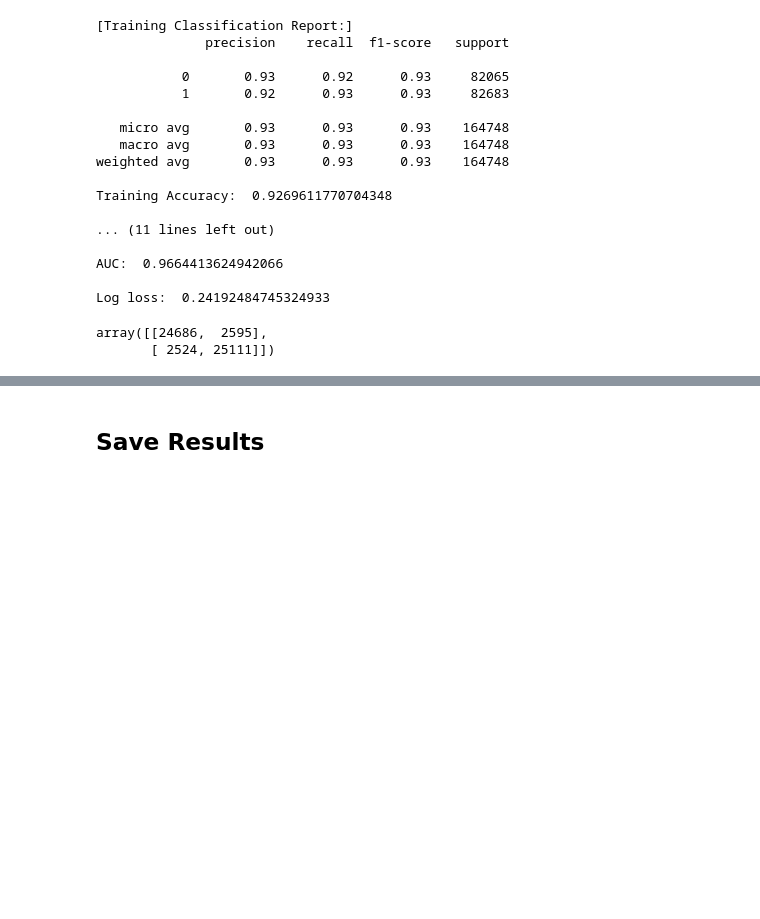
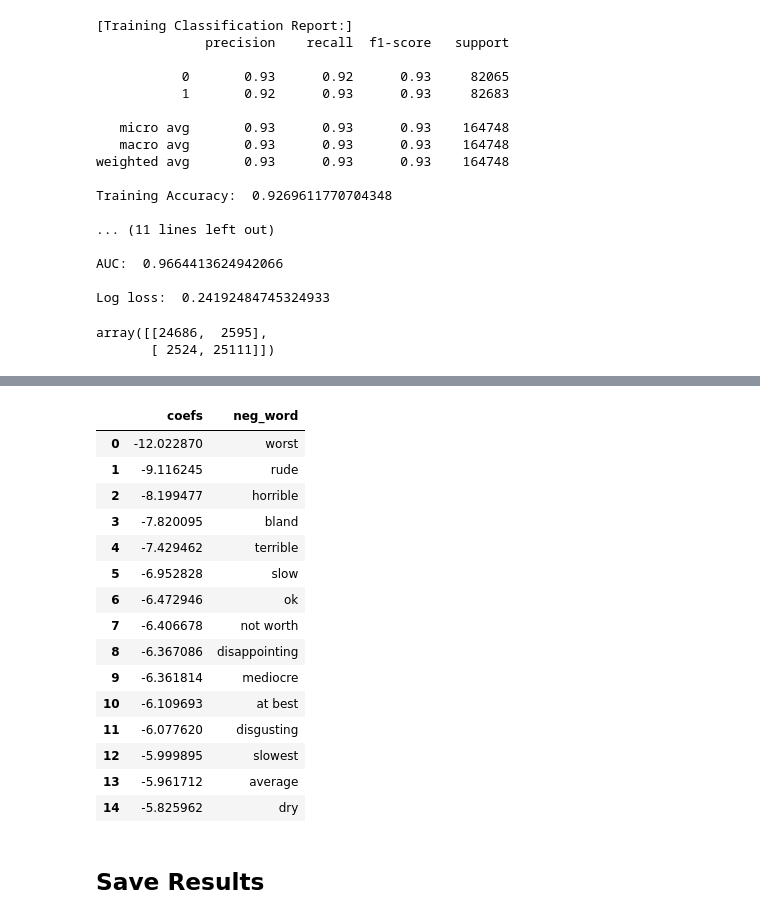
Before and after one commit to skoconnor1/Capstone-2, a Jupyter notebook: MachineLearning/05_LogReg-TfidfVectorizer-ngrams=(1,2).ipynb, the cells around one changed output, grey strips where cells are left out. Cells and saved outputs as stored; diff of their text form; code cells hidden in the pictures; blank space fills up the shorter version.

```diff
--- a/MachineLearning/05_LogReg-TfidfVectorizer-ngrams=(1,2).ipynb
+++ b/MachineLearning/05_LogReg-TfidfVectorizer-ngrams=(1,2).ipynb
@@ -245,3 +303,23 @@ array([[24686,  2595],
+# %%
+#15 most negative
+negWordsDF.iloc[:,-2:].head(15)
+# %% [output]
+|  | coefs | neg_word |
+| 0 | -12.022870 | worst |
+| 1 | -9.116245 | rude |
+| 2 | -8.199477 | horrible |
+| 3 | -7.820095 | bland |
+| 4 | -7.429462 | terrible |
+| 5 | -6.952828 | slow |
+| 6 | -6.472946 | ok |
+| 7 | -6.406678 | not worth |
+| 8 | -6.367086 | disappointing |
+| 9 | -6.361814 | mediocre |
+| 10 | -6.109693 | at best |
+| 11 | -6.077620 | disgusting |
+| 12 | -5.999895 | slowest |
+| 13 | -5.961712 | average |
+| 14 | -5.825962 | dry |
 # %% [markdown]
 ## Save Results
 # %%
```
Also changed, not shown: parts of 6 cells of this notebook.
